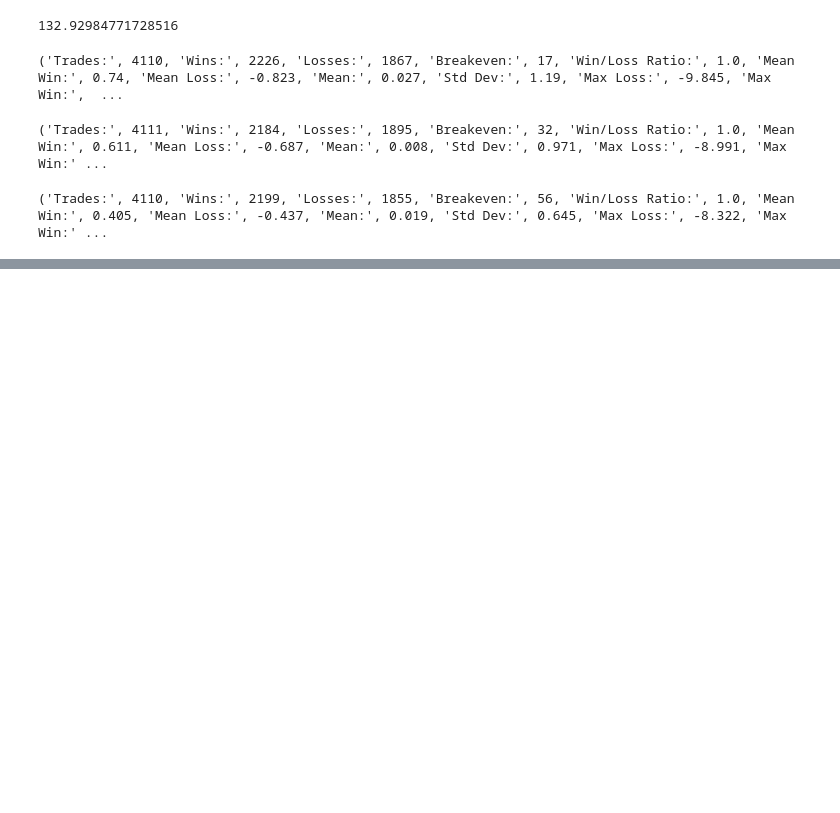
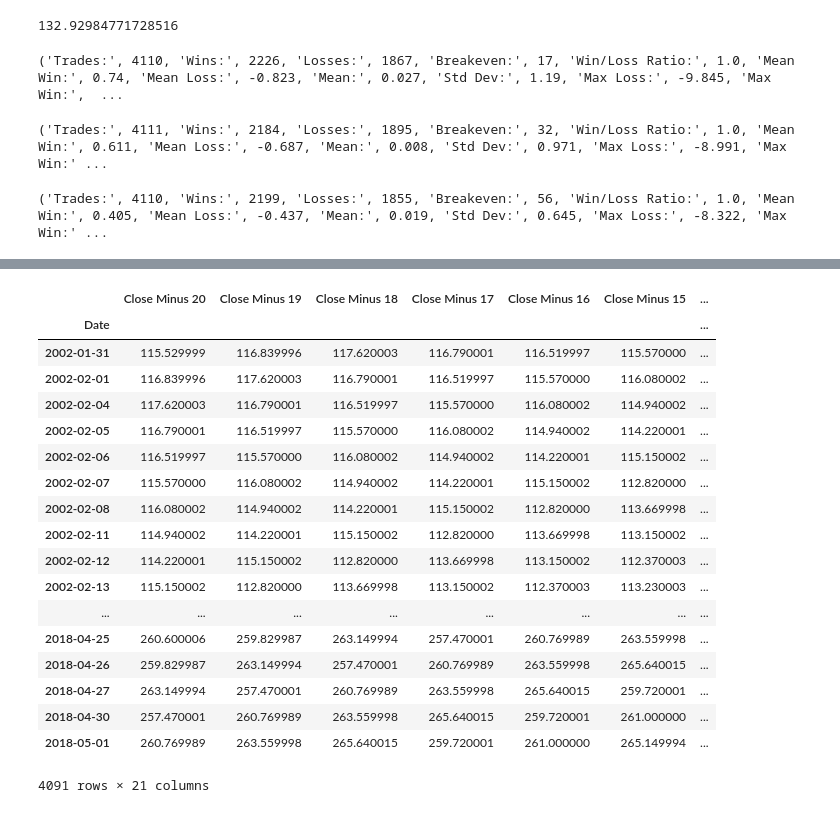
Before and after one commit to jsagithub/TradingNotebook, a Jupyter notebook: trading.ipynb, the cells around one changed output, grey strips where cells are left out. Drawn from its saved outputs; the diff is of its cells as text; code cells hidden in the pictures; blank space fills up the shorter version.

```diff
--- a/trading.ipynb
+++ b/trading.ipynb
@@ -211,0 +237,23 @@ get_stats(long_on_rtn)
+# %%
+sp20 = sp20.iloc[:,::-1]
+sp20
+# %% [output]
+|  | Close Minus 20 | Close Minus 19 | Close Minus 18 | Close Minus 17 | Close Minus 16 | Close Minus 15 | ... |
+| Date |  |  |  |  |  |  | ... |
+| 2002-01-31 | 115.529999 | 116.839996 | 117.620003 | 116.790001 | 116.519997 | 115.570000 | ... |
+| 2002-02-01 | 116.839996 | 117.620003 | 116.790001 | 116.519997 | 115.570000 | 116.080002 | ... |
+| 2002-02-04 | 117.620003 | 116.790001 | 116.519997 | 115.570000 | 116.080002 | 114.940002 | ... |
+| 2002-02-05 | 116.790001 | 116.519997 | 115.570000 | 116.080002 | 114.940002 | 114.220001 | ... |
+| 2002-02-06 | 116.519997 | 115.570000 | 116.080002 | 114.940002 | 114.220001 | 115.150002 | ... |
+| 2002-02-07 | 115.570000 | 116.080002 | 114.940002 | 114.220001 | 115.150002 | 112.820000 | ... |
+| 2002-02-08 | 116.080002 | 114.940002 | 114.220001 | 115.150002 | 112.820000 | 113.669998 | ... |
+| 2002-02-11 | 114.940002 | 114.220001 | 115.150002 | 112.820000 | 113.669998 | 113.150002 | ... |
+| 2002-02-12 | 114.220001 | 115.150002 | 112.820000 | 113.669998 | 113.150002 | 112.370003 | ... |
+| 2002-02-13 | 115.150002 | 112.820000 | 113.669998 | 113.150002 | 112.370003 | 113.230003 | ... |
+| ... | ... | ... | ... | ... | ... | ... | ... |
+| 2018-04-25 | 260.600006 | 259.829987 | 263.149994 | 257.470001 | 260.769989 | 263.559998 | ... |
+| 2018-04-26 | 259.829987 | 263.149994 | 257.470001 | 260.769989 | 263.559998 | 265.640015 | ... |
+| 2018-04-27 | 263.149994 | 257.470001 | 260.769989 | 263.559998 | 265.640015 | 259.720001 | ... |
+| 2018-04-30 | 257.470001 | 260.769989 | 263.559998 | 265.640015 | 259.720001 | 261.000000 | ... |
+| 2018-05-01 | 260.769989 | 263.559998 | 265.640015 | 259.720001 | 261.000000 | 265.149994 | ... |
+4091 rows × 21 columns
```
Also changed, not shown: parts of 17 cells of this notebook.
